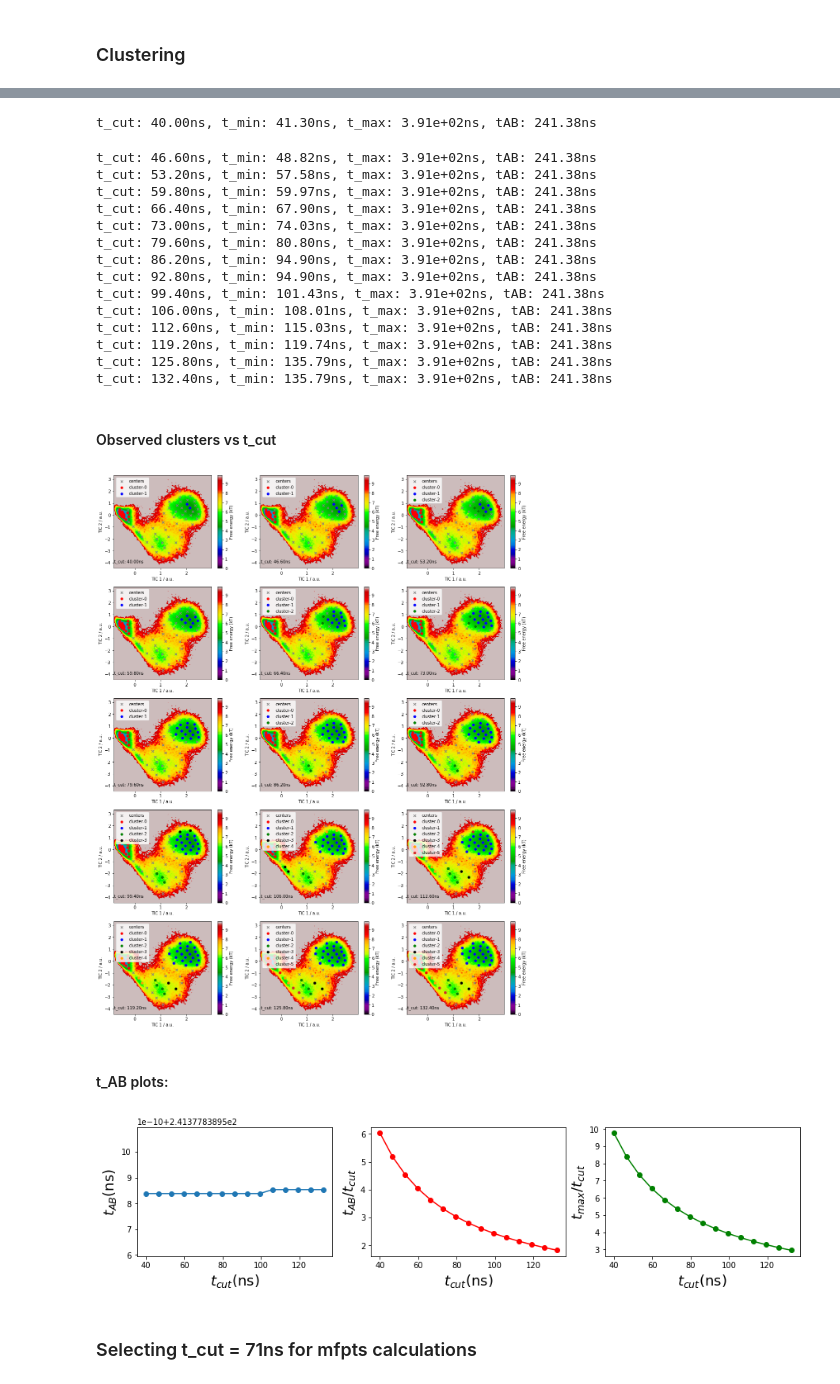
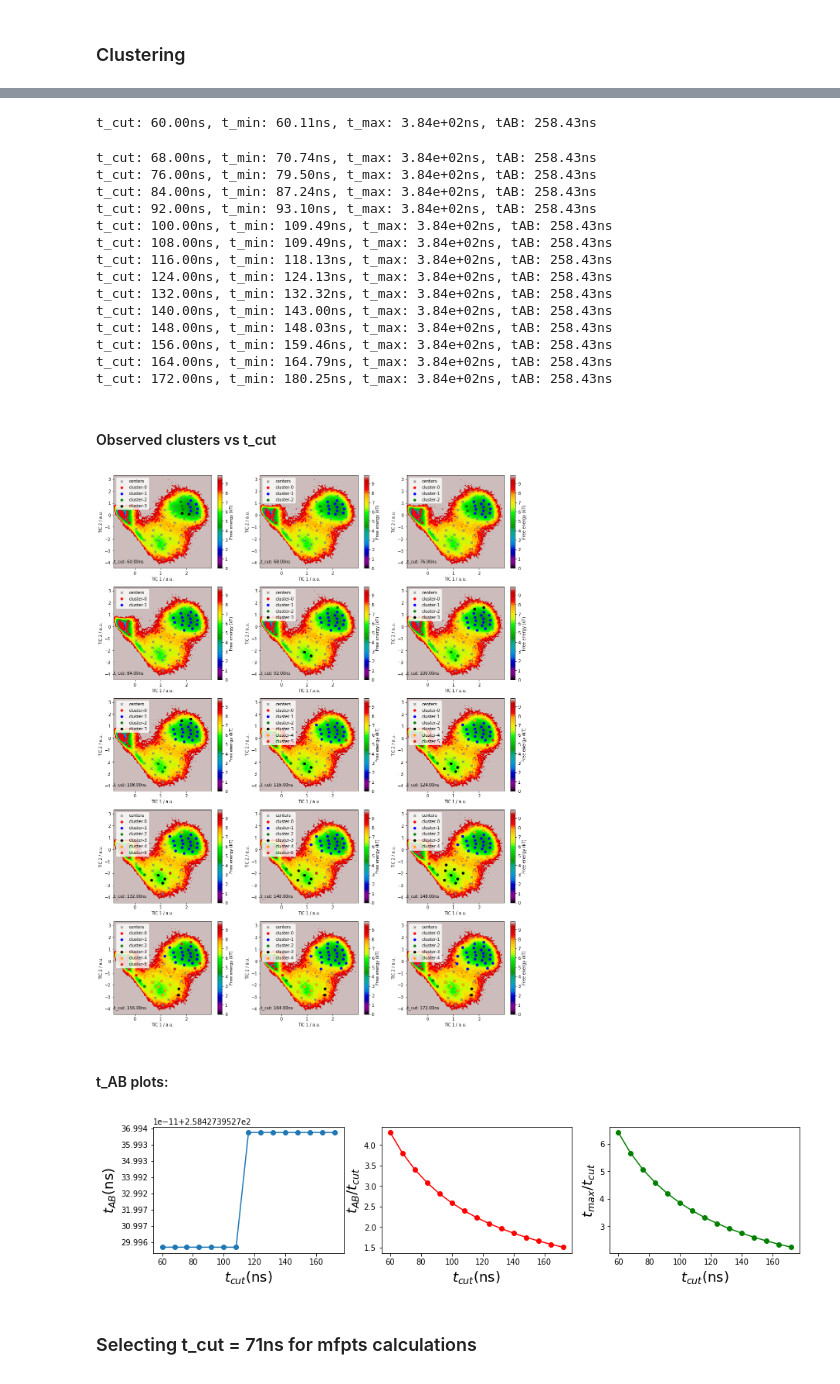
Before and after one commit to choderalab/msm-mfpt, a Jupyter notebook: models/Chignoling_mfpts_and_corrfunc_after_clustering.ipynb, the cells around one changed output, grey strips where cells are left out. Saved outputs shown, nothing was run; the diff lists cells and outputs as text; code cells hidden in the pictures.

```diff
--- a/models/Chignoling_mfpts_and_corrfunc_after_clustering.ipynb
+++ b/models/Chignoling_mfpts_and_corrfunc_after_clustering.ipynb
@@ -159,7 +159,7 @@ lag_index = [ get_lagtime_from_array(lags, element*0.2)[0] for element in lag_to
 
 # This are the t_cut intervals to explore (in lag-time units) with the lag times in "lag_to_use"
 #range_per_lag = [[200,600], [200,350], [100,250], [30,200]]
-range_per_lag = [[200,700]]
+range_per_lag = [[300,900]]
 # %% [markdown]
 ### Clustering
 # %%
@@ -189,7 +189,6 @@ for k, index in enumerate(lag_index):
     fig = plt.figure(figsize=(6*fig_n_cols, 4.8*fig_n_rows))
 
     printmd("#### t_values:")
-    ini_clusters=None
     for ii, t_cut in enumerate(t_cut_values):
 
         big_clusters=[]
@@ -197,7 +196,7 @@ for k, index in enumerate(lag_index):
 
         # clustering
         #clusters, t_min, t_max, clustered_tmatrix = kinetic_clustering_from_tmatrix(K, t_cut=t_cut, verbose=False)
-        clusters, t_min, t_max = kinetic_clustering2_from_tmatrix(K, t_cut=t_cut, verbose=False, ini_clusters=ini_clusters)
+        clusters, t_min, t_max = kinetic_clustering2_from_tmatrix(K, t_cut=t_cut, verbose=False)
 
 
         t_min_list.append(t_min)
@@ -228,52 +227,50 @@ for k, index in enumerate(lag_index):
         plt.scatter(*cluster.clustercenters.T, marker='x', c='grey', s=30, label='centers')
         plt.annotate("t_cut: {:.2f}ns".format(t_cut*dt), xy=(-0.8,-4))
 
         colors = ['red','blue','green','black','orange'] + color_sequence
 
         for i, cluster_i in enumerate(big_clusters):
             cluster_i_tica_xy = []
             for index in cluster_i:
                 cluster_i_tica_xy.append(cluster.clustercenters[index])
             cluster_i_tica_xy = np.array(cluster_i_tica_xy)
             c=colors[i]
             plt.scatter(*cluster_i_tica_xy.T, marker='o', c=c, s=30, label='cluster-'+str(i))
 
         plt.legend(loc='upper left')
         plt.xlabel('TIC 1 / a.u.')
         plt.ylabel('TIC 2 / a.u.')
 
-        ini_clusters = clusters
-
     printmd("#### Observed clusters vs t_cut")
     plt.show()
 
     printmd("#### t_AB plots:")
     plot_t_AB(t_cut_values, t_min_list, t_max_list, t_AB_list)
 
 #     printmd("#### RMSD of the Macrostates:")
 #     plot_rmsd_histogram_clusters(t_cut_values, big_clusters_list, rmsd, dt, dtrajs=cluster.dtrajs)
 # %% [output]
 ### Lag-time: 0.2ns
 #### t_values:
-t_cut: 40.00ns, t_min: 41.30ns, t_max: 3.91e+02ns, tAB: 241.38ns
+t_cut: 60.00ns, t_min: 60.11ns, t_max: 3.84e+02ns, tAB: 258.43ns
-t_cut: 46.60ns, t_min: 48.82ns, t_max: 3.91e+02ns, tAB: 241.38ns
-t_cut: 53.20ns, t_min: 57.58ns, t_max: 3.91e+02ns, tAB: 241.38ns
-t_cut: 59.80ns, t_min: 59.97ns, t_max: 3.91e+02ns, tAB: 241.38ns
-t_cut: 66.40ns, t_min: 67.90ns, t_max: 3.91e+02ns, tAB: 241.38ns
-t_cut: 73.00ns, t_min: 74.03ns, t_max: 3.91e+02ns, tAB: 241.38ns
-t_cut: 79.60ns, t_min: 80.80ns, t_max: 3.91e+02ns, tAB: 241.38ns
-t_cut: 86.20ns, t_min: 94.90ns, t_max: 3.91e+02ns, tAB: 241.38ns
-t_cut: 92.80ns, t_min: 94.90ns, t_max: 3.91e+02ns, tAB: 241.38ns
-t_cut: 99.40ns, t_min: 101.43ns, t_max: 3.91e+02ns, tAB: 241.38ns
-t_cut: 106.00ns, t_min: 108.01ns, t_max: 3.91e+02ns, tAB: 241.38ns
-t_cut: 112.60ns, t_min: 115.03ns, t_max: 3.91e+02ns, tAB: 241.38ns
-t_cut: 119.20ns, t_min: 119.74ns, t_max: 3.91e+02ns, tAB: 241.38ns
-t_cut: 125.80ns, t_min: 135.79ns, t_max: 3.91e+02ns, tAB: 241.38ns
-t_cut: 132.40ns, t_min: 135.79ns, t_max: 3.91e+02ns, tAB: 241.38ns
+t_cut: 68.00ns, t_min: 70.74ns, t_max: 3.84e+02ns, tAB: 258.43ns
+t_cut: 76.00ns, t_min: 79.50ns, t_max: 3.84e+02ns, tAB: 258.43ns
+t_cut: 84.00ns, t_min: 87.24ns, t_max: 3.84e+02ns, tAB: 258.43ns
+t_cut: 92.00ns, t_min: 93.10ns, t_max: 3.84e+02ns, tAB: 258.43ns
+t_cut: 100.00ns, t_min: 109.49ns, t_max: 3.84e+02ns, tAB: 258.43ns
+t_cut: 108.00ns, t_min: 109.49ns, t_max: 3.84e+02ns, tAB: 258.43ns
+t_cut: 116.00ns, t_min: 118.13ns, t_max: 3.84e+02ns, tAB: 258.43ns
+t_cut: 124.00ns, t_min: 124.13ns, t_max: 3.84e+02ns, tAB: 258.43ns
+t_cut: 132.00ns, t_min: 132.32ns, t_max: 3.84e+02ns, tAB: 258.43ns
+t_cut: 140.00ns, t_min: 143.00ns, t_max: 3.84e+02ns, tAB: 258.43ns
+t_cut: 148.00ns, t_min: 148.03ns, t_max: 3.84e+02ns, tAB: 258.43ns
+t_cut: 156.00ns, t_min: 159.46ns, t_max: 3.84e+02ns, tAB: 258.43ns
+t_cut: 164.00ns, t_min: 164.79ns, t_max: 3.84e+02ns, tAB: 258.43ns
+t_cut: 172.00ns, t_min: 180.25ns, t_max: 3.84e+02ns, tAB: 258.43ns
 #### Observed clusters vs t_cut
-[figure, old version]
+[figure, new version]
 #### t_AB plots:
-[figure, old version]
+[figure, new version]
 # %% [markdown]
 ### Selecting t_cut = 71ns for mfpts calculations
 # %%
```
Also changed, not shown: parts of 10 cells of this notebook, 5 other files.
